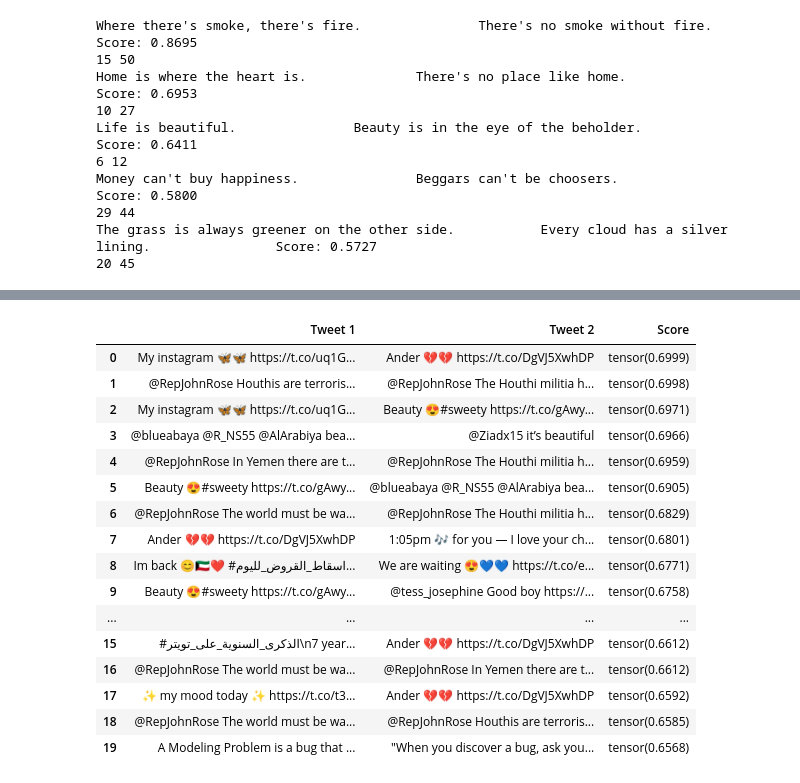
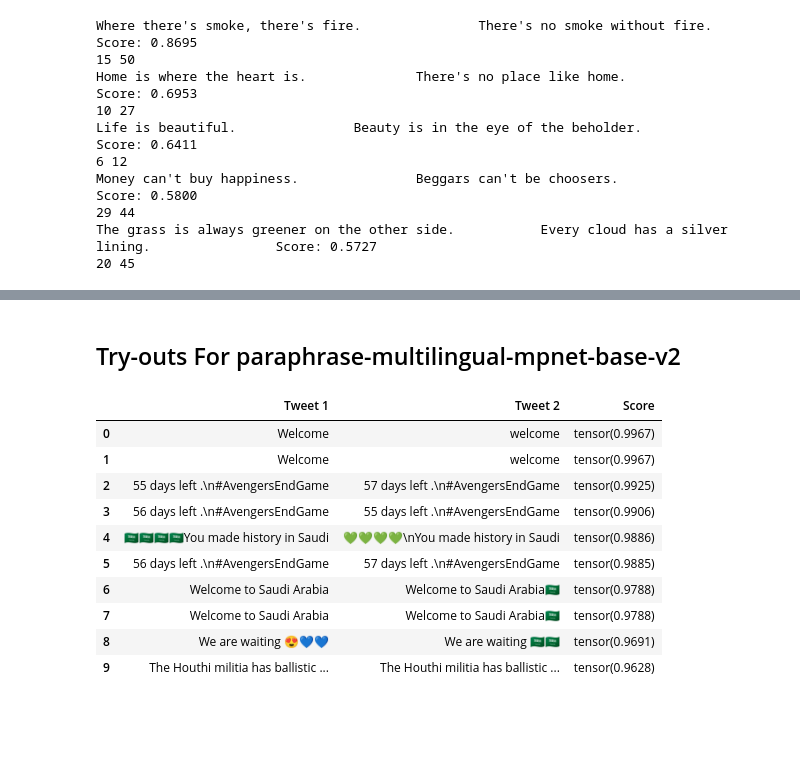
Before and after one commit to zhouhanc/capstone-topic-discovery, a Jupyter notebook: Code.ipynb, the cells around one changed output, grey strips where cells are left out. Drawn from its saved outputs; the diff is of its cells as text; code cells hidden in the pictures; blank space fills up the shorter version.

Commit message:
embedding experimentation

```diff
--- a/Code.ipynb
+++ b/Code.ipynb
@@ -179,19 +150,0 @@ chinese_sentences = [
-# %%
-embeddings = model.encode(chinese_sentences, convert_to_tensor=True)
-
-#Compute cosine-similarities for each sentence with each other sentence
-cosine_scores = util.cos_sim(embeddings, embeddings)
-
-#Find the pairs with the highest cosine similarity scores
-pairs = []
-for i in range(len(cosine_scores)-1):
-    for j in range(i+1, len(cosine_scores)):
-        pairs.append({'index': [i, j], 'score': cosine_scores[i][j]})
-
-#Sort scores in decreasing order
-pairs = sorted(pairs, key=lambda x: x['score'], reverse=True)
-
-for pair in pairs[0:5]:
-    i, j = pair['index']
-    print("{} \t\t {} \t\t Score: {:.4f}".format(chinese_sentences[i], chinese_sentences[j], pair['score']))
-    print(i, j)
@@ -209,7 +151,9 @@ for pair in pairs[0:5]:
+# %% [markdown]
+## Try-outs For paraphrase-multilingual-mpnet-base-v2
 # %%
 model = SentenceTransformer('sentence-transformers/paraphrase-multilingual-mpnet-base-v2')
 
-sample_tweets = tweets[(tweets['tweet_language'] == 'en') & (tweets['is_retweet']==False)]['tweet_text'][:100]
+sample_tweets = tweets[(tweets['tweet_language'] == 'en') & (tweets['is_retweet']==False)]['tweet_text'][:500]
 
 embeddings = model.encode(list(sample_tweets), convert_to_tensor=True)
 
@@ -221,7 +165,7 @@ pairs = []
 top_pair = pd.DataFrame(columns=["Tweet 1", "Tweet 2", "Score"])
 for i in range(len(cosine_scores)-1):
     for j in range(i+1, len(cosine_scores)):
-      if cosine_scores[i][j] < 0.7:
+      if cosine_scores[i][j] < 0.9:
         pairs.append({'index': [i, j], 'score': cosine_scores[i][j]})
 
 #Sort scores in decreasing order
@@ -231,48 +175,44 @@ pairs = sorted(pairs, key=lambda x: x['score'], reverse=True)
 for pair in pairs[0:20]:
     i, j = pair['index']
     top_pair = top_pair.append({"Tweet 1": list(sample_tweets)[i], "Tweet 2": list(sample_tweets)[j], "Score": pair['score']}, ignore_index=True)
+
+top_pair
-# %%
-top_pair
-# %% [output]
-|  | Tweet 1 | Tweet 2 | Score |
-| 0 | My instagram 🦋🦋 https://t.co/uq1G... | Ander 💔💔 https://t.co/DgVJ5XwhDP | tensor(0.6999) |
-| 1 | @RepJohnRose Houthis are terroris... | @RepJohnRose The Houthi militia h... | tensor(0.6998) |
-| 2 | My instagram 🦋🦋 https://t.co/uq1G... | Beauty 😍#sweety https://t.co/gAwy... | tensor(0.6971) |
-| 3 | @blueabaya @R_NS55 @AlArabiya bea... | @Ziadx15 it’s beautiful | tensor(0.6966) |
-| 4 | @RepJohnRose In Yemen there are t... | @RepJohnRose The Houthi militia h... | tensor(0.6959) |
-| 5 | Beauty 😍#sweety https://t.co/gAwy... | @blueabaya @R_NS55 @AlArabiya bea... | tensor(0.6905) |
-| 6 | @RepJohnRose The world must be wa... | @RepJohnRose The Houthi militia h... | tensor(0.6829) |
-| 7 | Ander 💔💔 https://t.co/DgVJ5XwhDP | 1:05pm 🎶 for you — I love your ch... | tensor(0.6801) |
-| 8 | Im back 😊🇰🇼❤️ #اسقاط_القروض_لليوم... | We are waiting 😍💙💙 https://t.co/e... | tensor(0.6771) |
-| 9 | Beauty 😍#sweety https://t.co/gAwy... | @tess_josephine Good boy https://... | tensor(0.6758) |
-| ... | ... | ... | ... |
-| 15 | #الذكرى_السنوية_على_تويتر\n7 year... | Ander 💔💔 https://t.co/DgVJ5XwhDP | tensor(0.6612) |
-| 16 | @RepJohnRose The world must be wa... | @RepJohnRose In Yemen there are t... | tensor(0.6612) |
-| 17 | ✨ my mood today ✨ https://t.co/t3... | Ander 💔💔 https://t.co/DgVJ5XwhDP | tensor(0.6592) |
-| 18 | @RepJohnRose The world must be wa... | @RepJohnRose Houthis are terroris... | tensor(0.6585) |
-| 19 | A Modeling Problem is a bug that ... | "When you discover a bug, ask you... | tensor(0.6568) |
 # %%
 model = SentenceTransformer('sentence-transformers/paraphrase-multilingual-MiniLM-L12-v2')
 
-sample_tweets = tweets[(tweets['tweet_language'] == 'en') & (tweets['is_retweet']==False)]['tweet_text'][:500]
+sample_tweets = tweets[(tweets['tweet_language'] == 'en') & (tweets['is_retweet']==False)]['cleaned_text'][:500]
 
 embeddings = model.encode(list(sample_tweets), convert_to_tensor=True)
 
 #Compute cosine-similarities for each sentence with each other sentence
 cosine_scores = util.cos_sim(embeddings, embeddings)
 
 #Find the pairs with the highest cosine similarity scores
 pairs = []
 top_pair = pd.DataFrame(columns=["Tweet 1", "Tweet 2", "Score"])
 for i in range(len(cosine_scores)-1):
     for j in range(i+1, len(cosine_scores)):
-      if cosine_scores[i][j] < 0.7:
+      if cosine_scores[i][j] < 0.9:
         pairs.append({'index': [i, j], 'score': cosine_scores[i][j]})
 
 #Sort scores in decreasing order
 pairs = sorted(pairs, key=lambda x: x['score'], reverse=True)
 
 
-for pair in pairs[0:20]:
+for pair in pairs[0:10]:
     i, j = pair['index']
     top_pair = top_pair.append({"Tweet 1": list(sample_tweets)[i], "Tweet 2": list(sample_tweets)[j], "Score": pair['score']}, ignore_index=True)
+
+top_pair
+# %% [output]
+|  | Tweet 1 | Tweet 2 | Score |
+| 0 | Welcome | welcome | tensor(0.9967) |
+| 1 | Welcome | welcome | tensor(0.9967) |
+| 2 | 55 days left .\n#AvengersEndGame | 57 days left .\n#AvengersEndGame | tensor(0.9925) |
+| 3 | 56 days left .\n#AvengersEndGame | 55 days left .\n#AvengersEndGame | tensor(0.9906) |
+| 4 | 🇸🇦🇸🇦🇸🇦🇸🇦You made history in Saudi | 💚💚💚💚\nYou made history in Saudi | tensor(0.9886) |
+| 5 | 56 days left .\n#AvengersEndGame | 57 days left .\n#AvengersEndGame | tensor(0.9885) |
+| 6 | Welcome to Saudi Arabia | Welcome to Saudi Arabia🇸🇦 | tensor(0.9788) |
+| 7 | Welcome to Saudi Arabia | Welcome to Saudi Arabia🇸🇦 | tensor(0.9788) |
+| 8 | We are waiting 😍💙💙 | We are waiting 🇸🇦🇸🇦 | tensor(0.9691) |
+| 9 | The Houthi militia has ballistic ... | The Houthi militia has ballistic ... | tensor(0.9628) |
```
Also changed, not shown: parts of 10 cells of this notebook.
